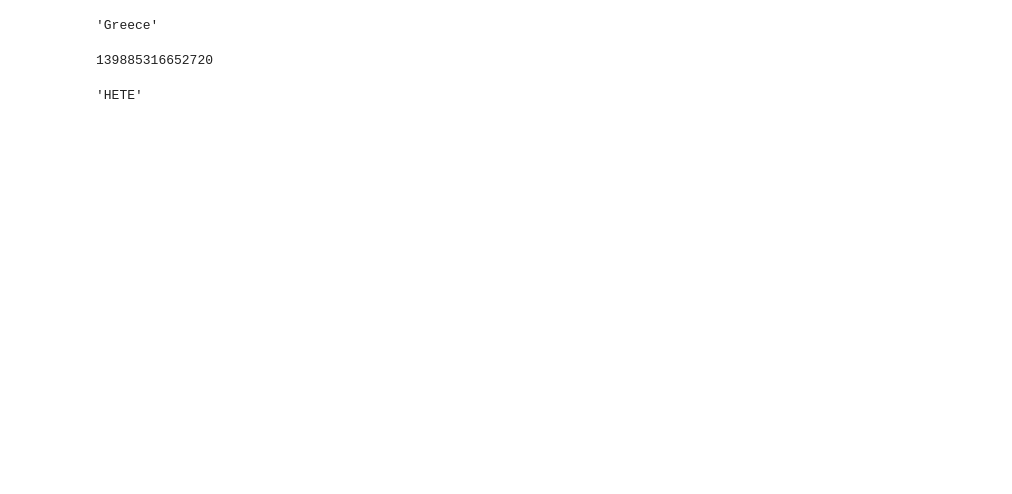
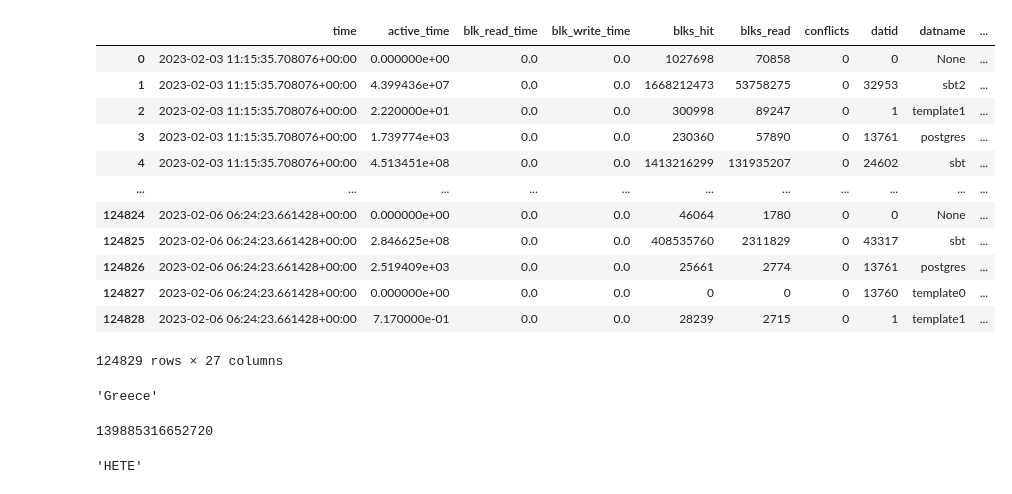
Before and after one commit to allene-ha/EDA_Framework, a Jupyter notebook: demo.ipynb, the cells around one changed output. Saved outputs shown, nothing was run; the diff lists cells and outputs as text; code cells hidden in the pictures; blank space fills up the shorter version.

```diff
--- a/demo.ipynb
+++ b/demo.ipynb
@@ -13,4 +21,4 @@ Launching server at http://localhost:36675
 # %%
 from performance_analysis import *
-import_data_influx()
+m = import_data_influx()
 # %% [output]
@@ -31,3 +27,47 @@ time: 0:00:01.389227
+# %%
+m['pg_stat_database']
+m['pg_stat_database'][['time','xact_commit','xact_rollback']]
+
+s = m['pg_stat_database'][['time','xact_commit','xact_rollback']].groupby('time').agg('sum')
+import numpy as np
+s = s.reset_index()
+
+#s['time'].dt.total_seconds()
+
+# #m['pg_stat_database']['delta'] =
+# diff = np.diff(s.index)
+# diff = np.insert(diff, 0, diff[0]).astype('timedelta64[ms]').astype(np.float32)/1000
+
+
+# #diff = np.append(diff, diff[-1])
+
+# s['tps'] = (s['xact_commit']+s['xact_rollback']).divide(diff, fill_value=0)
+# # # s
+
+# # diff
+
+
+s = s.diff()
+
+s['time'].dt.total_seconds()
+s['tps'] = (s['xact_commit']+s['xact_rollback']) / s['time'].dt.total_seconds()
+m['pg_stat_database']['tps'] = (s['xact_commit']+s['xact_rollback']) / s['time'].dt.total_seconds()
+
+m['pg_stat_database']
+# %% [output]
+|  | time | active_time | blk_read_time | blk_write_time | blks_hit | blks_read | conflicts | datid | datname | ... |
+| 0 | 2023-02-03 11:15:35.708076+00:00 | 0.000000e+00 | 0.0 | 0.0 | 1027698 | 70858 | 0 | 0 | None | ... |
+| 1 | 2023-02-03 11:15:35.708076+00:00 | 4.399436e+07 | 0.0 | 0.0 | 1668212473 | 53758275 | 0 | 32953 | sbt2 | ... |
+| 2 | 2023-02-03 11:15:35.708076+00:00 | 2.220000e+01 | 0.0 | 0.0 | 300998 | 89247 | 0 | 1 | template1 | ... |
+| 3 | 2023-02-03 11:15:35.708076+00:00 | 1.739774e+03 | 0.0 | 0.0 | 230360 | 57890 | 0 | 13761 | postgres | ... |
+| 4 | 2023-02-03 11:15:35.708076+00:00 | 4.513451e+08 | 0.0 | 0.0 | 1413216299 | 131935207 | 0 | 24602 | sbt | ... |
+| ... | ... | ... | ... | ... | ... | ... | ... | ... | ... | ... |
+| 124824 | 2023-02-06 06:24:23.661428+00:00 | 0.000000e+00 | 0.0 | 0.0 | 46064 | 1780 | 0 | 0 | None | ... |
+| 124825 | 2023-02-06 06:24:23.661428+00:00 | 2.846625e+08 | 0.0 | 0.0 | 408535760 | 2311829 | 0 | 43317 | sbt | ... |
+| 124826 | 2023-02-06 06:24:23.661428+00:00 | 2.519409e+03 | 0.0 | 0.0 | 25661 | 2774 | 0 | 13761 | postgres | ... |
+| 124827 | 2023-02-06 06:24:23.661428+00:00 | 0.000000e+00 | 0.0 | 0.0 | 0 | 0 | 0 | 13760 | template0 | ... |
+| 124828 | 2023-02-06 06:24:23.661428+00:00 | 7.170000e-01 | 0.0 | 0.0 | 28239 | 2715 | 0 | 1 | template1 | ... |
+124829 rows × 27 columns
 # %%
 dir(modal)
 # %%
```
Also changed, not shown: parts of 3 cells of this notebook, 3 other files.
